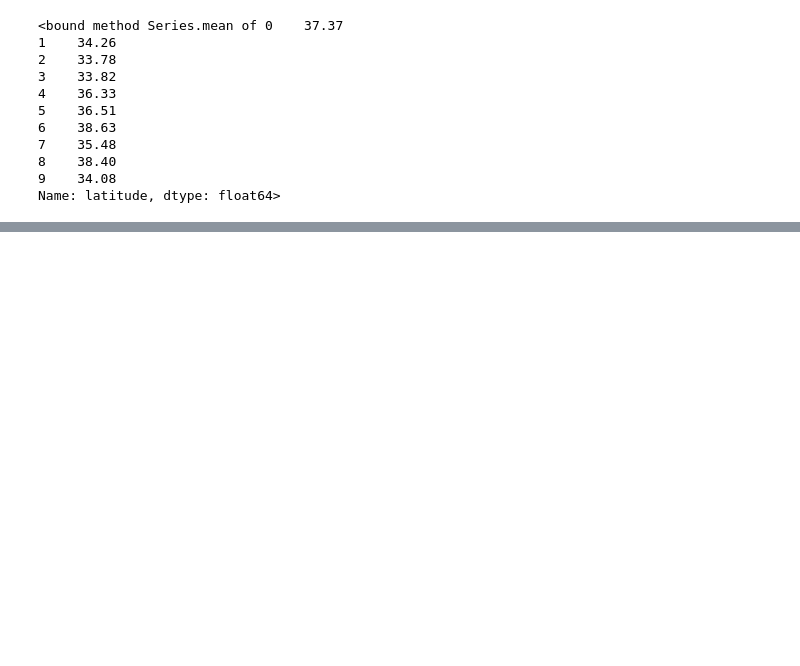
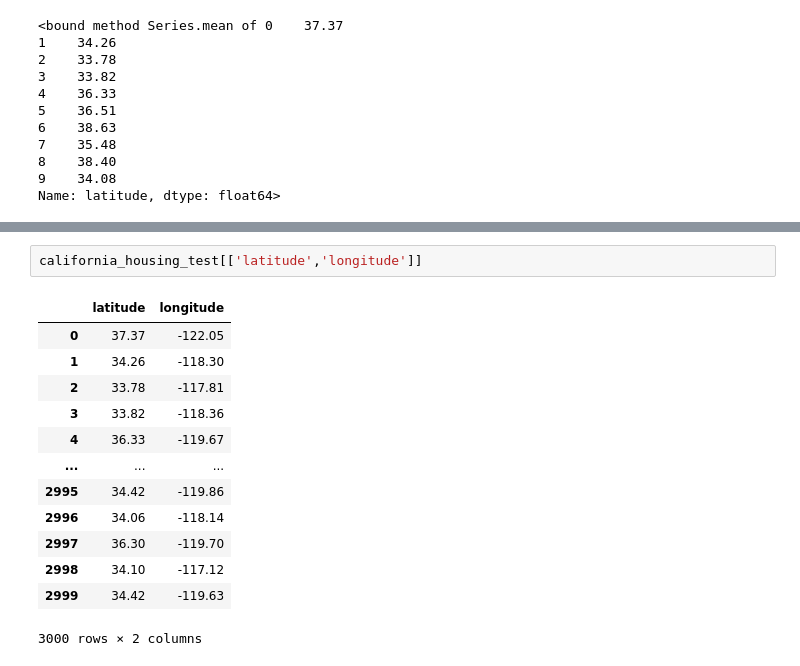
Before and after one commit to Anushwa0306/Python-Practises, a Jupyter notebook: Python_Practises_ipynb.ipynb, the cells around one changed output, grey strips where cells are left out. Drawn from its saved outputs; the diff is of its cells as text; blank space fills up the shorter version.

```diff
--- a/Python_Practises_ipynb.ipynb
+++ b/Python_Practises_ipynb.ipynb
@@ -250,0 +283,16 @@ Name: latitude, dtype: float64>
+# %%
+california_housing_test[['latitude','longitude']]
+# %% [output]
+|  | latitude | longitude |
+| 0 | 37.37 | -122.05 |
+| 1 | 34.26 | -118.30 |
+| 2 | 33.78 | -117.81 |
+| 3 | 33.82 | -118.36 |
+| 4 | 36.33 | -119.67 |
+| ... | ... | ... |
+| 2995 | 34.42 | -119.86 |
+| 2996 | 34.06 | -118.14 |
+| 2997 | 36.30 | -119.70 |
+| 2998 | 34.10 | -117.12 |
+| 2999 | 34.42 | -119.63 |
+3000 rows × 2 columns
```
Also changed, not shown: parts of 26 cells of this notebook.
